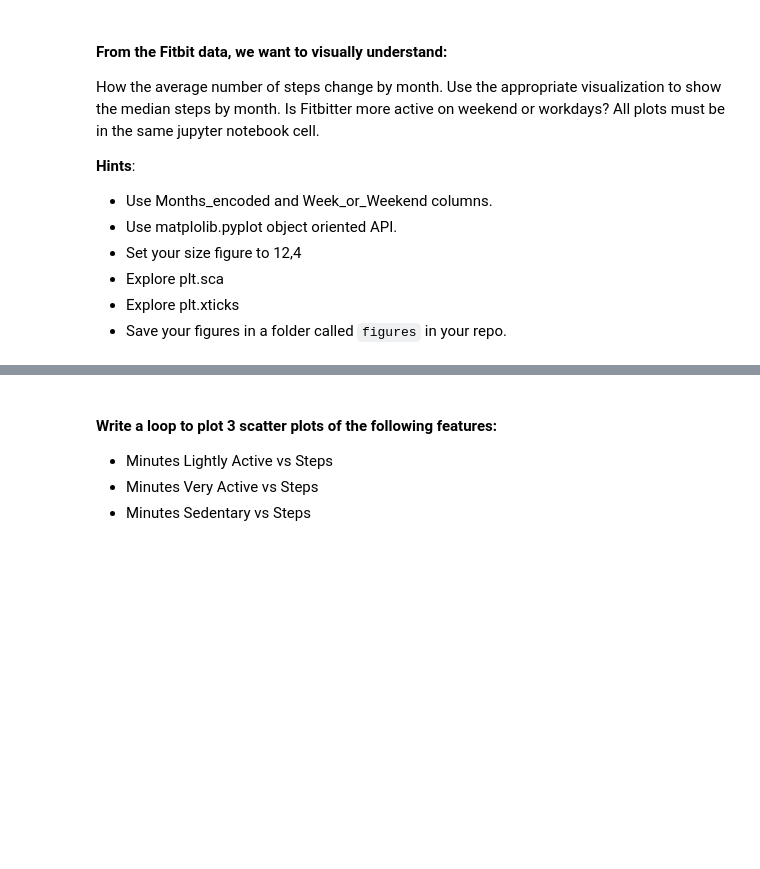
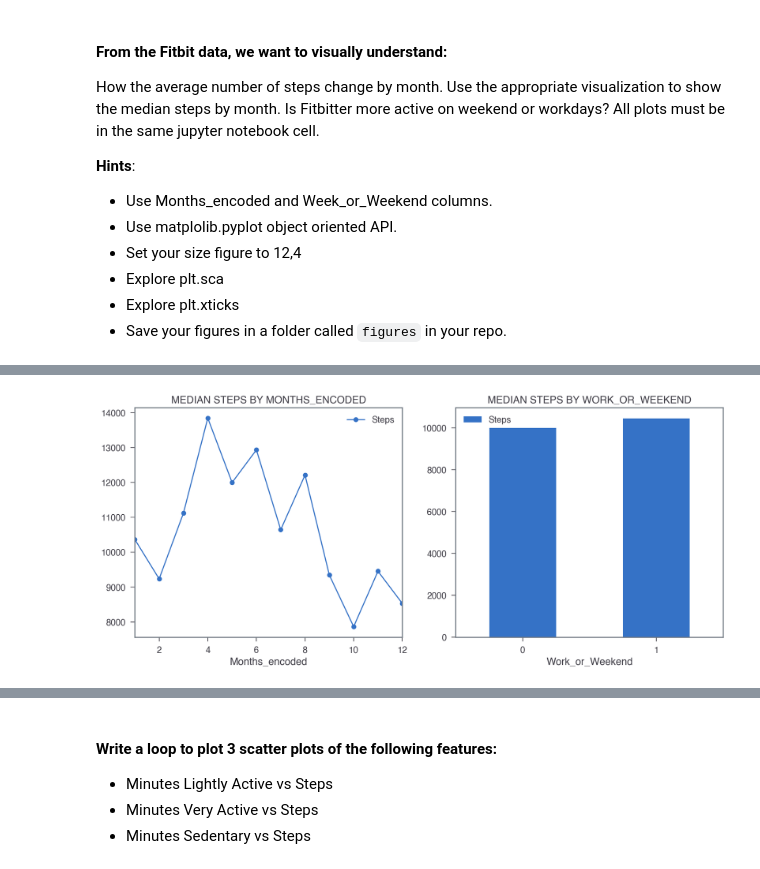
Before and after one commit to ta-data-lis/lab-matplotlib-seaborn, a Jupyter notebook: your-code/main.ipynb, the cells around one changed output, grey strips where cells are left out. Saved outputs shown, nothing was run; the diff lists cells and outputs as text; code cells hidden in the pictures; blank space fills up the shorter version.

```diff
--- a/your-code/main.ipynb
+++ b/your-code/main.ipynb
@@ -185,3 +202,26 @@ plt.show()
+# %%
+months_grouped = fitbit.groupby('Months_encoded').agg({'Steps': 'median'})
+work_or_weekend = fitbit.groupby('Work_or_Weekend').agg({'Steps': 'median'})
+
+# I changed the size to 15, 6 cuz 12, 4 is horrible and was cutting the x label when saved
+# Also, notice that when saved the 'steps' legend on the bar plot goes to the middle of the bars? lol?
+# Initially I tried 12, 6 but the 'steps' legend was getting mixed with the bar, so I tried 15, 6
+fig, axs = plt.subplots(1, 2, figsize = (15, 6))
+
+# THESE FIRST 2 WORKED, BUT SEEM WRONG?? HOWEVER, THE OTHER 2 SEEM 'REALLY' TO WORK?
+#axs[0] = months_grouped.plot(style = 'o-') # also, maybe the 'o' looks better than the *. It's bigger
+#axs[1] = work_or_weekend.plot(kind = 'bar', rot = 360)
+months_grouped.plot(style = 'o-', ax = axs[0])
+axs[0].set_title('MEDIAN STEPS BY MONTHS_ENCODED')
+
+work_or_weekend.plot(kind = 'bar', rot = 360, ax = axs[1])
+axs[1].set_title('MEDIAN STEPS BY WORK_OR_WEEKEND')
+
+# woooooow, it seems the reason I'm getting a blank png is because of the show command lol
+#plt.show()
+plt.savefig('Figures/fig5')
+# %% [output]
+[figure, added]
 # %%
 # COLOR TESTING DONE IN CLASS
 def test_given_colors_levels_and_extends():
```
Also changed, not shown: parts of 42 cells of this notebook, 19 other files.
